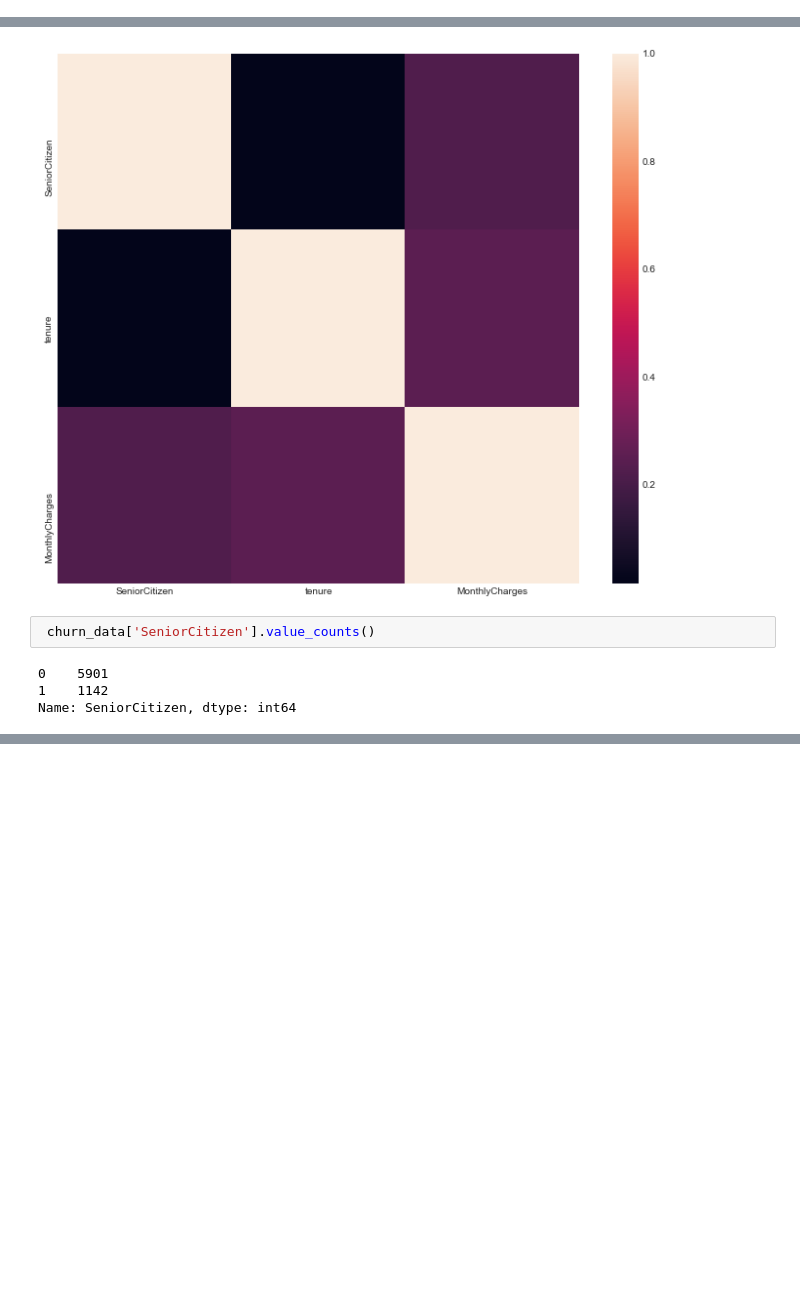
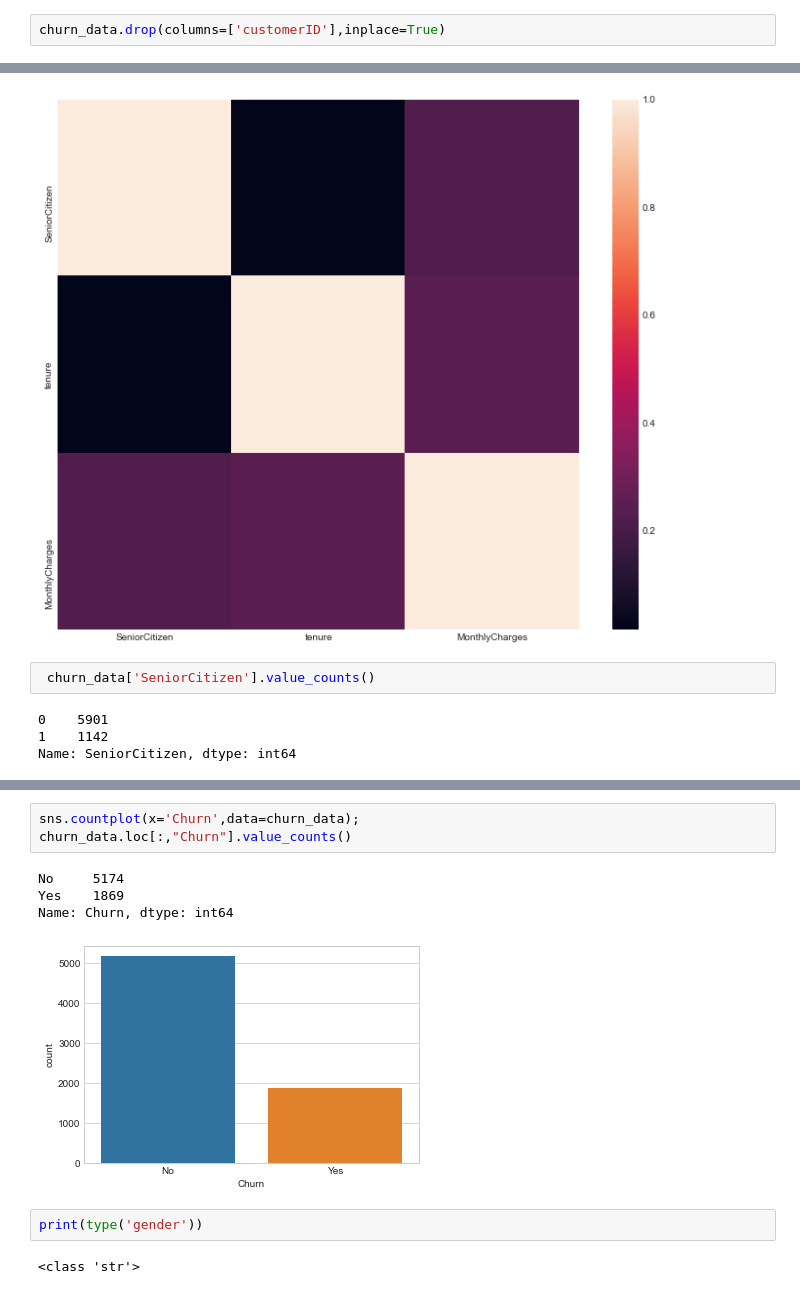
Before and after one commit to techgoddess1/Churn-Analysis, a Jupyter notebook: Churning.ipynb, the cells around one changed output, grey strips where cells are left out. Saved outputs shown, nothing was run; the diff lists cells and outputs as text; blank space fills up the shorter version.

```diff
--- a/Churning.ipynb
+++ b/Churning.ipynb
@@ -46,6 +46,8 @@ churn_data.tail()
 | 7041 | 8361-LTMKD | Male | 1 | Yes | No | 4 | Yes | Yes | ... |
 | 7042 | 3186-AJIEK | Male | 0 | No | No | 66 | Yes | No | ... |
 5 rows × 21 columns
+# %%
+churn_data.drop(columns=['customerID'],inplace=True)
 # %%
 churn_data.shape
 # %% [output]
@@ -128,0 +126,12 @@ print(type('gender'))
+# %%
+sns.countplot(x='Churn',data=churn_data);
+churn_data.loc[:,"Churn"].value_counts()
+# %% [output]
+No     5174
+Yes    1869
+Name: Churn, dtype: int64
+[figure, added]
+# %%
+print(type('gender'))
+# %% [output]
+<class 'str'>
```
Also changed, not shown: parts of 47 cells of this notebook.
